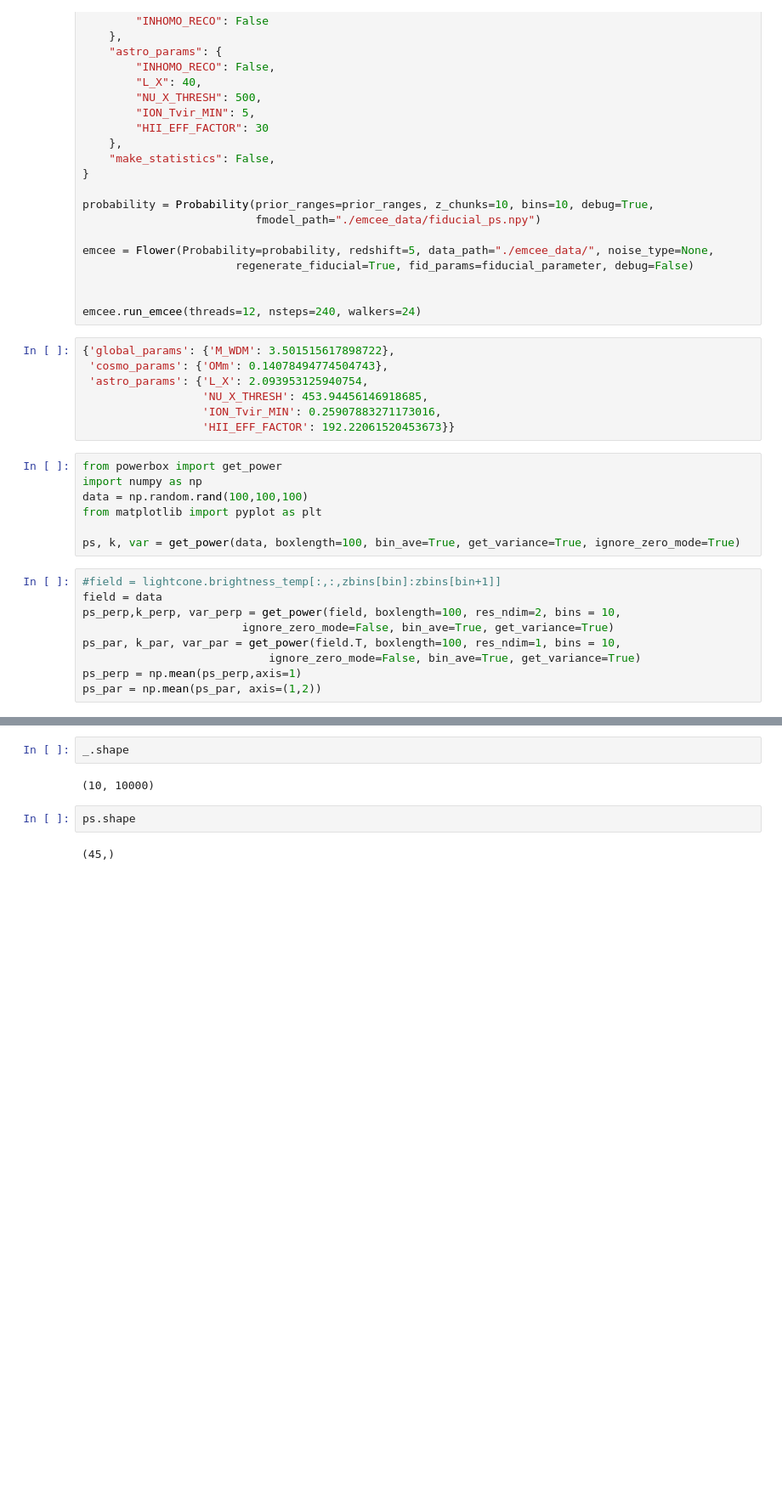
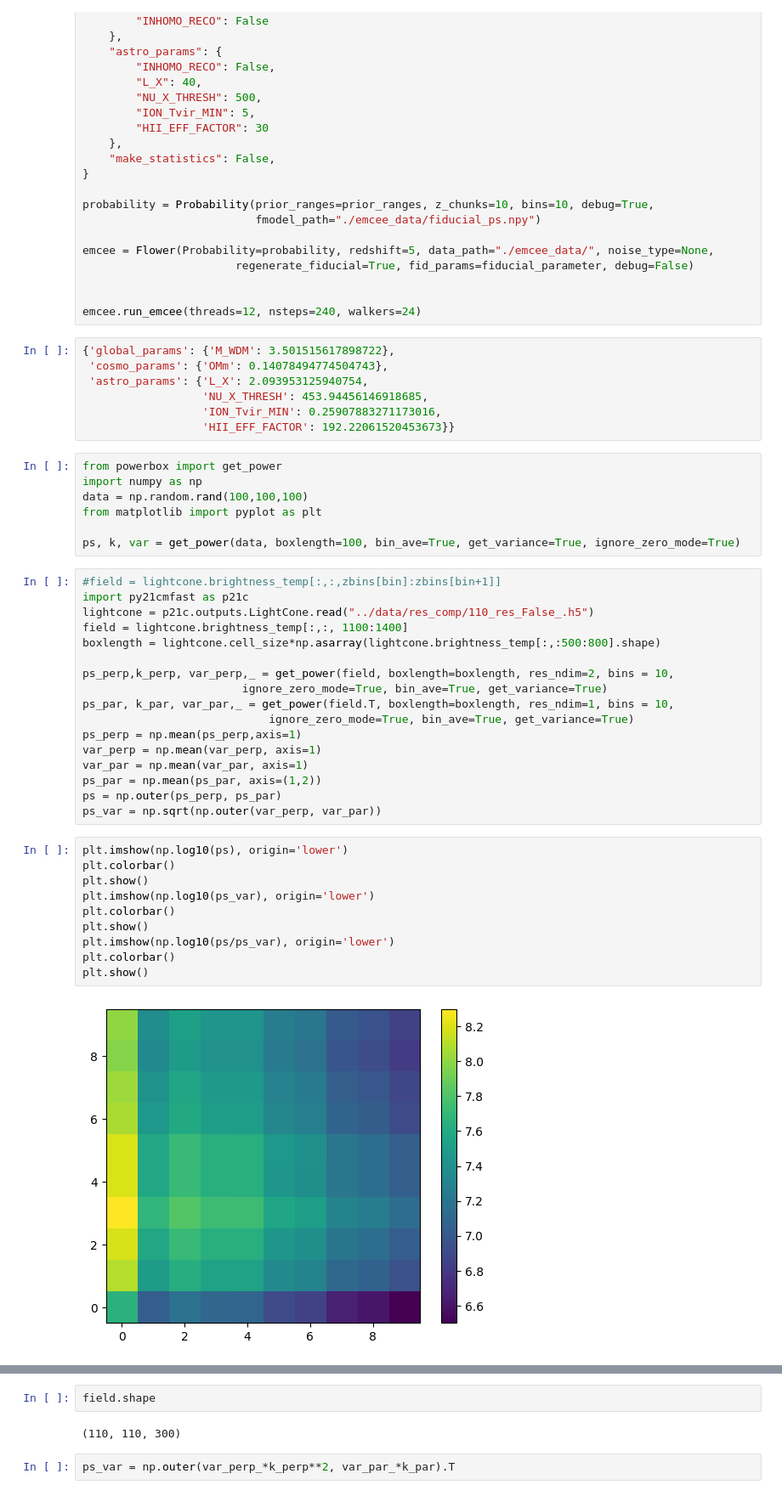
Before and after one commit to astro-ML/21cm-wrapper, a Jupyter notebook: test_mcmc.ipynb, the cells around one changed output, grey strips where cells are left out. Shown: that part at 85% size. Cells and saved outputs as stored; diff of their text form; blank space fills up the shorter version.

```diff
--- a/test_mcmc.ipynb
+++ b/test_mcmc.ipynb
@@ -57,10 +57,30 @@ from matplotlib import pyplot as plt
 ps, k, var = get_power(data, boxlength=100, bin_ave=True, get_variance=True, ignore_zero_mode=True)
 # %%
 #field = lightcone.brightness_temp[:,:,zbins[bin]:zbins[bin+1]]
-field = data
-ps_perp,k_perp, var_perp = get_power(field, boxlength=100, res_ndim=2, bins = 10,
-                        ignore_zero_mode=False, bin_ave=True, get_variance=True)
-ps_par, k_par, var_par = get_power(field.T, boxlength=100, res_ndim=1, bins = 10,
-                            ignore_zero_mode=False, bin_ave=True, get_variance=True)
+import py21cmfast as p21c
+lightcone = p21c.outputs.LightCone.read("../data/res_comp/110_res_False_.h5")
+field = lightcone.brightness_temp[:,:, 1100:1400]
+boxlength = lightcone.cell_size*np.asarray(lightcone.brightness_temp[:,:500:800].shape)
+
+ps_perp,k_perp, var_perp,_ = get_power(field, boxlength=boxlength, res_ndim=2, bins = 10,
+                        ignore_zero_mode=True, bin_ave=True, get_variance=True)
+ps_par, k_par, var_par,_ = get_power(field.T, boxlength=boxlength, res_ndim=1, bins = 10,
+                            ignore_zero_mode=True, bin_ave=True, get_variance=True)
 ps_perp = np.mean(ps_perp,axis=1)
+var_perp = np.mean(var_perp, axis=1)
+var_par = np.mean(var_par, axis=1)
 ps_par = np.mean(ps_par, axis=(1,2))
+ps = np.outer(ps_perp, ps_par)
+ps_var = np.sqrt(np.outer(var_perp, var_par))
+# %%
+plt.imshow(np.log10(ps), origin='lower')
+plt.colorbar()
+plt.show()
+plt.imshow(np.log10(ps_var), origin='lower')
+plt.colorbar()
+plt.show()
+plt.imshow(np.log10(ps/ps_var), origin='lower')
+plt.colorbar()
+plt.show()
+# %% [output]
+[figure, added]
@@ -67,8 +89,6 @@ ps_par = np.mean(ps_par, axis=(1,2))
 # %%
-_.shape
+field.shape
 # %% [output]
-(10, 10000)
+(110, 110, 300)
-# %%
-ps.shape
-# %% [output]
-(45,)
+# %%
+ps_var = np.outer(var_perp_*k_perp**2, var_par_*k_par).T
```
Also changed, not shown: parts of 2 cells of this notebook, 1 other file.
